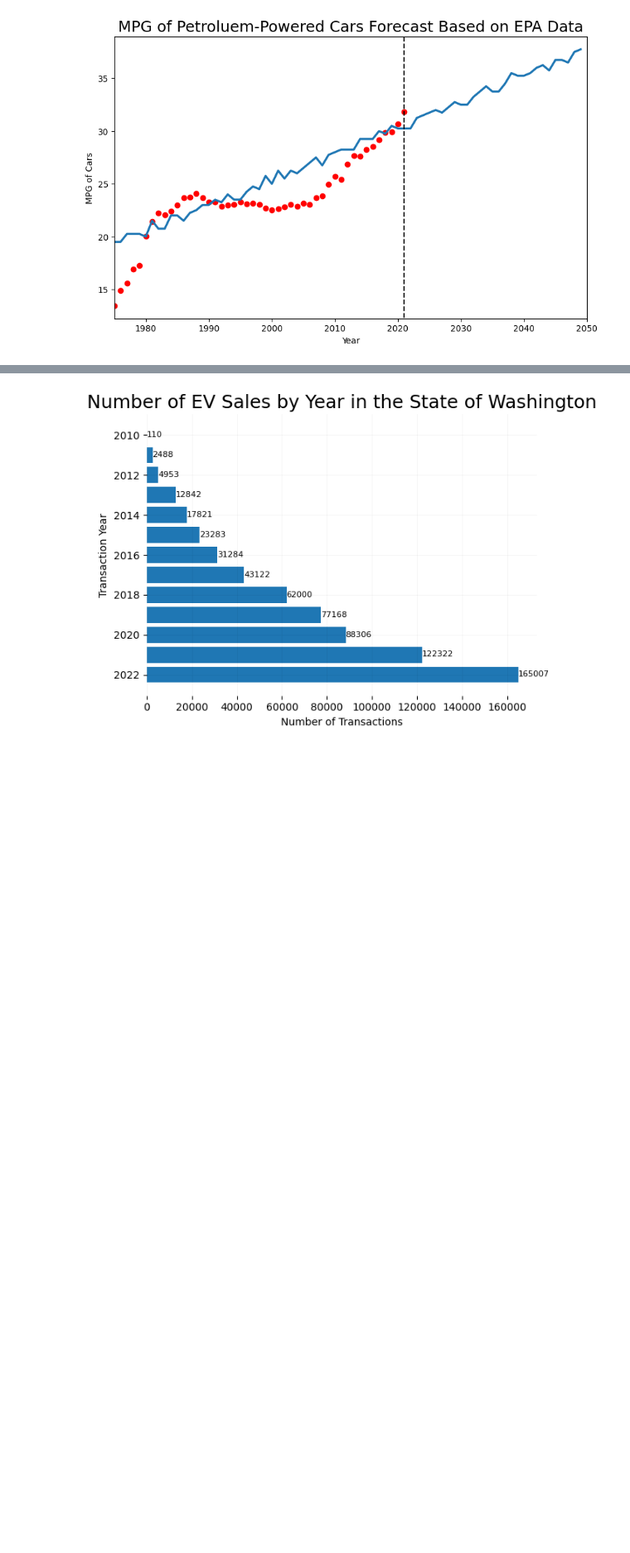
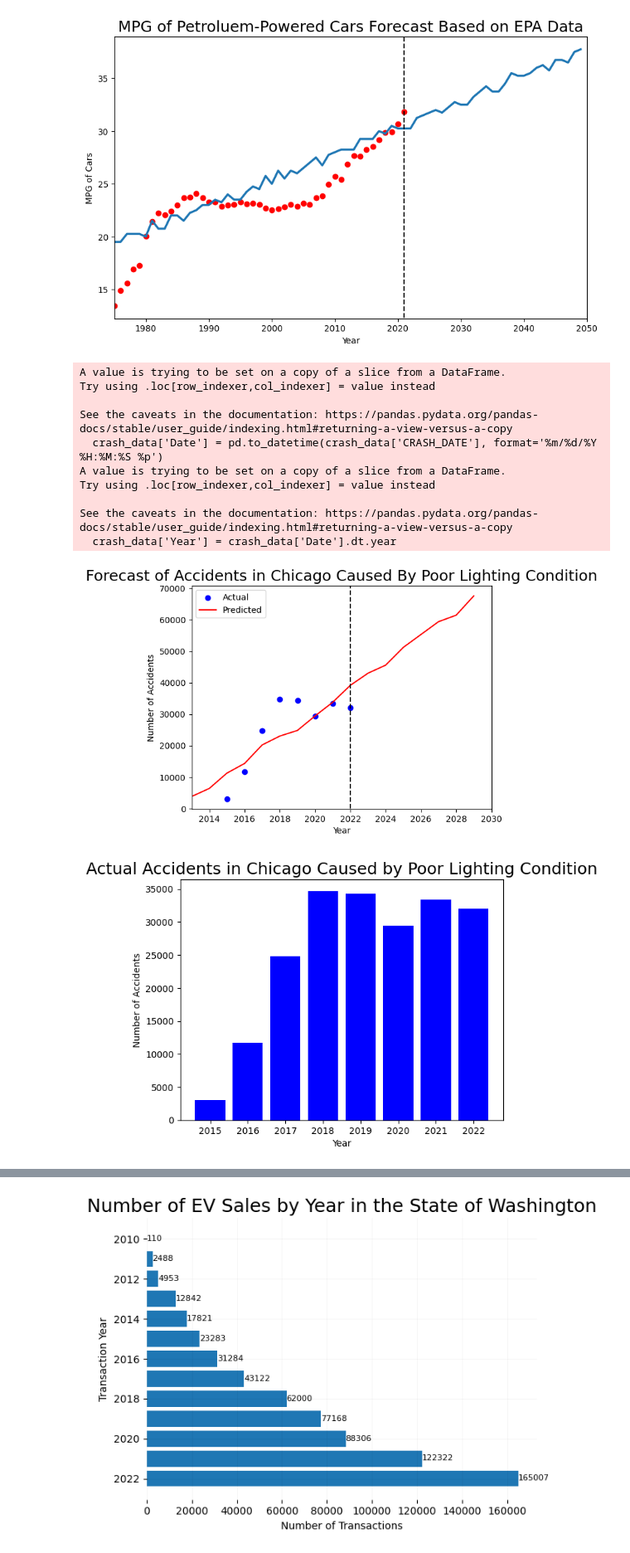
Before and after one commit to ShauryaVM/FBLA-23-24, a Jupyter notebook: GraphsCode.ipynb, the cells around one changed output, grey strips where cells are left out. Shown: that part at 83% size. Cells and saved outputs as stored; diff of their text form; code cells hidden in the pictures; blank space fills up the shorter version.

```diff
--- a/GraphsCode.ipynb
+++ b/GraphsCode.ipynb
@@ -60,3 +75,72 @@ get_specific_EPAgraph('All Car', index, 'Real-World MPG', 'MPG of Petroluem-Powe
 # %% [output]
 [figure]
 [figure]
+# %%
+#Reading Chicago Crash Database
+data_Chicago = pd.read_csv('City of Chicago Traffic Crashes - Crashes.csv')
+
+#Getting required columns from dataset
+crash_data = get_certain_columns(data_Chicago, ['CRASH_DATE',
+    'LIGHTING_CONDITION', 'PRIM_CONTRIBUTORY_CAUSE'])
+
+#Creating Date column and Year column from CRASH_DATE
+crash_data['Date'] = pd.to_datetime(crash_data['CRASH_DATE'], format='%m/%d/%Y %H:%M:%S %p')
+crash_data['Year'] = crash_data['Date'].dt.year
+
+#Function to plot crash data by year based on column and condition
+def crash_graph(column, checkfor, graph_title_pred, graph_title):
+    def check(x):
+        if any (req in x for req in checkfor):
+            return True
+        return False
+    lighting_by_year = crash_data.groupby('Year').apply(lambda x: x[column].apply(check).sum())
+    x = np.array([int(i) for i in lighting_by_year.index[2:10]])
+    y_in = lighting_by_year[2:10]
+    x_pred = []
+    for i in range(2013,2030):
+        x_pred.append(i)
+    poly_features = x.reshape(-1,1)
+    poly_reg_model = KernelRidge(alpha = 0.0175, kernel = "polynomial", degree = 2)
+    poly_reg_model.fit(poly_features, y_in)
+    y_predicted = poly_reg_model.predict(poly_features)
+    x_new = np.array(x_pred).reshape(-1,1)
+    pred_new = poly_reg_model.predict(x_new)
+    plt.scatter(lighting_by_year.index[2:10], lighting_by_year[2:10], color = 'blue', label = 'Actual')
+    plt.plot( x_new, pred_new, color = 'red', label = 'Predicted')
+    plt.title(graph_title_pred, size=18)
+    plt.xlabel('Year')
+    plt.ylabel('Number of Accidents')
+    plt.axvline(x=2022, ymin=-2.5, ymax = 9, color = 'black', linestyle = '--')
+    plt.xlim([2013,2030])
+    plt.legend()
+    plt.show()
+    plt.bar( lighting_by_year.index[2:10], lighting_by_year[2:10], color = 'blue', label = 'Actual Data')
+    plt.title(graph_title, size=18)
+    plt.xlabel('Year')
+    plt.ylabel('Number of Accidents')
+    plt.show()
+
+#Calling function to graph plots of different columns and different conditions
+crash_graph('LIGHTING_CONDITION', ['DARKNESS', 'DUSK'],
+    'Forecast of Accidents in Chicago Caused By Poor Lighting Condition',
+    'Actual Accidents in Chicago Caused by Poor Lighting Condition')
+crash_graph('PRIM_CONTRIBUTORY_CAUSE',
+    ['VISION OBSCURED (SIGNS, TREE LIMBS, BUILDINGS, ETC.)', 'IMPROPER LANE USAGE',
+        'IMPROPER BACKING', 'FAILING TO REDUCE SPEED TO AVOID CRASH',
+        'EXCEEDING AUTHORIZED SPEED LIMIT', 'ROAD CONSTRUCTION/MAINTENANCE',
+        'EXCEEDING SAFE SPEED FOR CONDITIONS', 'EVASIVE ACTION DUE TO ANIMAL, OBJECT, NONMOTORIST'],
+    'Forecast of Accidents in Chicago Caused by Issues Mitigable with EVs',
+    'Actual Accidents in Chicago Caused by Issues Mitigable with EVs')
+# %% [output]
+A value is trying to be set on a copy of a slice from a DataFrame.
+Try using .loc[row_indexer,col_indexer] = value instead
+
+See the caveats in the documentation: https://pandas.pydata.org/pandas-docs/stable/user_guide/indexing.html#returning-a-view-versus-a-copy
+  crash_data['Date'] = pd.to_datetime(crash_data['CRASH_DATE'], format='%m/%d/%Y %H:%M:%S %p')
+A value is trying to be set on a copy of a slice from a DataFrame.
+Try using .loc[row_indexer,col_indexer] = value instead
+
+See the caveats in the documentation: https://pandas.pydata.org/pandas-docs/stable/user_guide/indexing.html#returning-a-view-versus-a-copy
+  crash_data['Year'] = crash_data['Date'].dt.year
+[figure, added]
+[figure, added]
```
Also changed, not shown: parts of 6 cells of this notebook.
